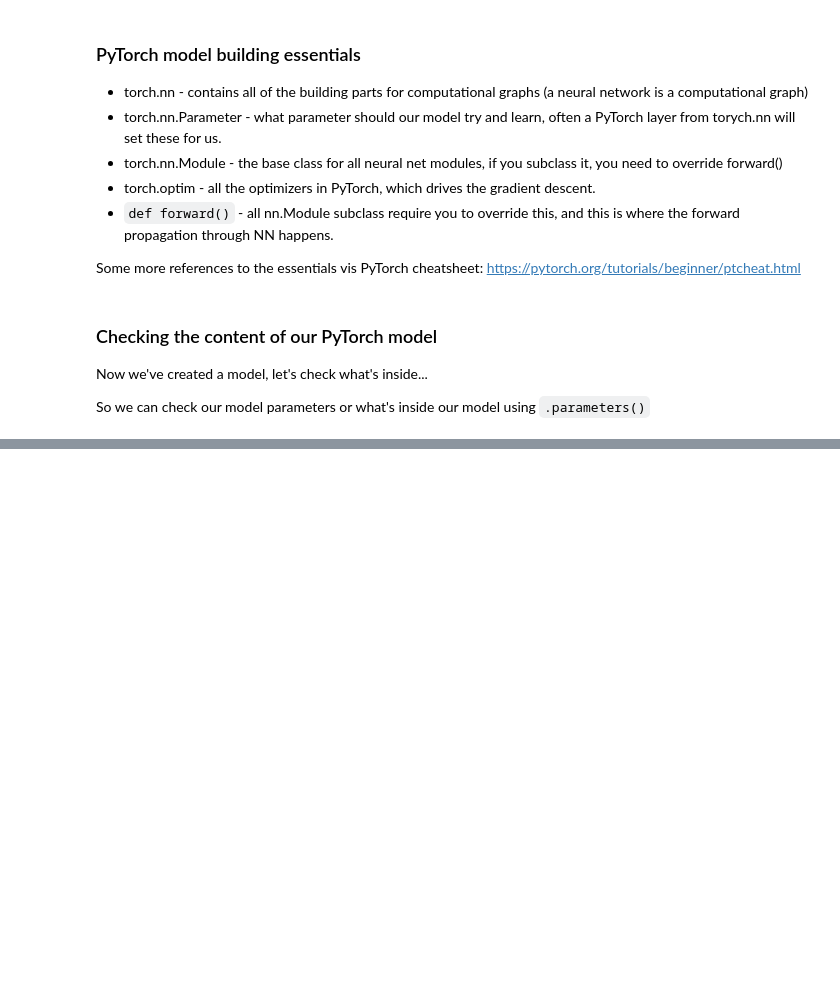
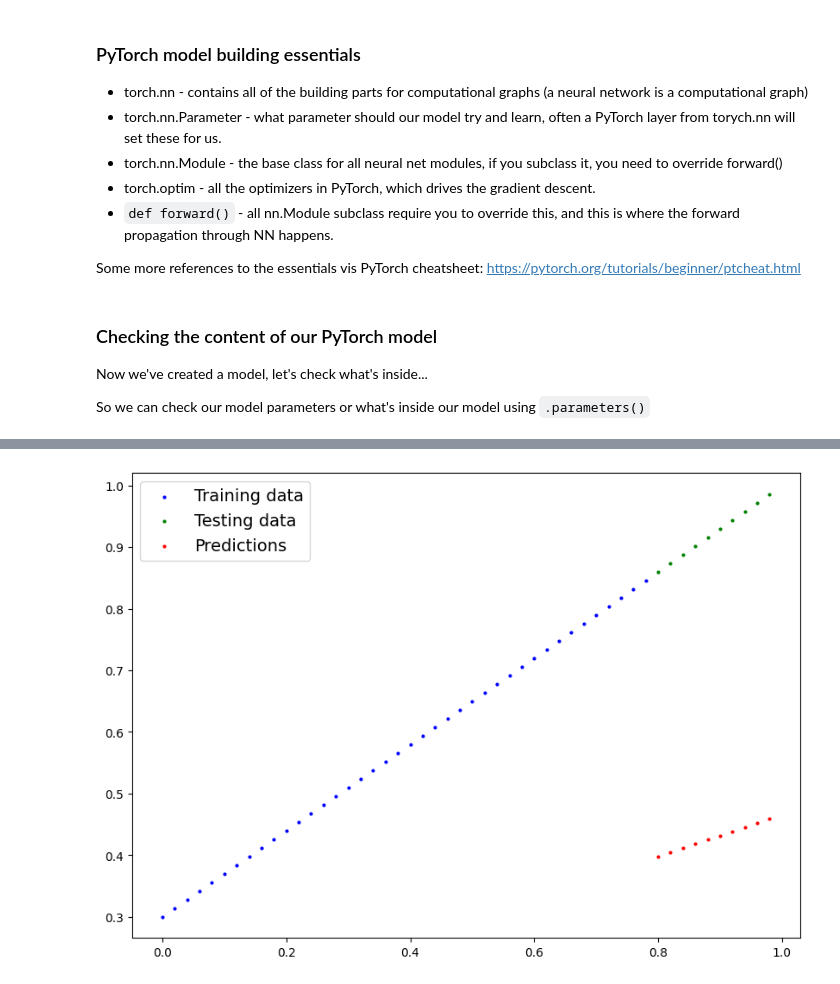
Before and after one commit to nlscng/turbo-doodle, a Jupyter notebook: 01_pytorch_workflow.ipynb, the cells around one changed output, grey strips where cells are left out. Saved outputs shown, nothing was run; the diff lists cells and outputs as text; code cells hidden in the pictures; blank space fills up the shorter version.

Commit message:
Checking out params with model.state_dict(), making prediction with torch.inference_mode().

```diff
--- a/01_pytorch_workflow.ipynb
+++ b/01_pytorch_workflow.ipynb
@@ -177,7 +177,7 @@ Gradient descent is why we have `requires_grad=True`
 # %%
 # Create a linear regression model class
 
-class LinearRegressionModel(nn.Module):
+class MyLinearRegressionModel(nn.Module):
   def __init__(self):
     super().__init__()
     self.weights = nn.Parameter(
@@ -185,8 +185,7 @@ class LinearRegressionModel(nn.Module):
     self.bias = nn.Parameter(
         torch.randn(1, requires_grad=True, dtype=torch.float))
     # Use nn.Linear()
-    self.linear_layer = nn.Linear(in_features=1,
-                                  out_features=1)
+    # self.linear_layer = nn.Linear(in_features=1, out_features=1)
 
   def forward(self, x: torch.Tensor) -> torch.Tensor:
     return self.weights * x + self.bias
@@ -208,3 +207,10 @@ Now we've created a model, let's check what's inside...
 So we can check our model parameters or what's inside our model using `.parameters()`
 # %%
 # create a random seed for reproducibility
+
+torch.manual_seed(42)
+
+# Create
+model_0 = MyLinearRegressionModel()
+
+model_0
@@ -210,0 +265,11 @@ So we can check our model parameters or what's inside our model using `.paramete
+# %%
+# Make prediction with inference mode
+with torch.inference_mode():
+  y_preds = model_0(X_test)
+
+
+# # Can also do this with the old no_grad()
+# with torch.no_grad():
+#   y_preds = model_0(X_test)
+
+y_preds, y_test
@@ -210,0 +297,4 @@ So we can check our model parameters or what's inside our model using `.paramete
+# %%
+plot_predictions(predictions=y_preds)
+# %% [output]
+[figure, added]
```
Also changed, not shown: parts of 7 cells of this notebook.
